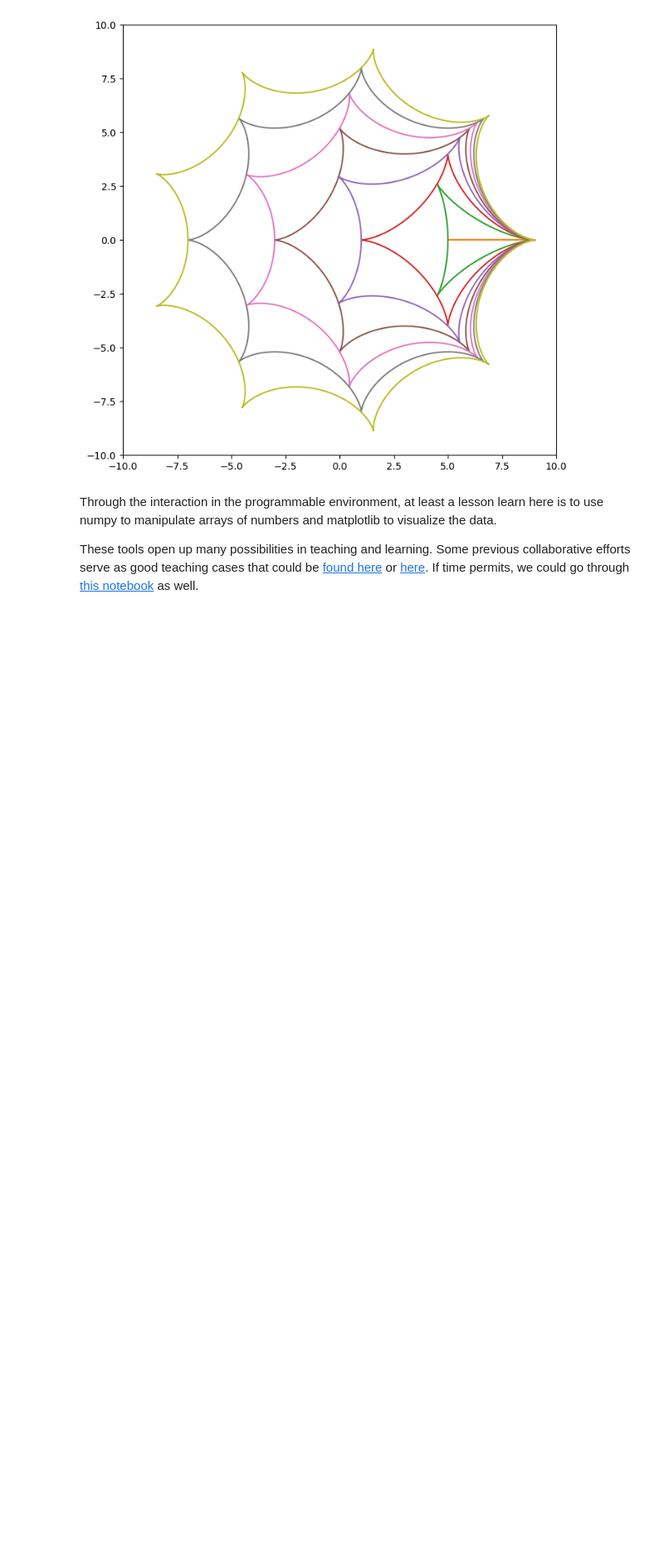
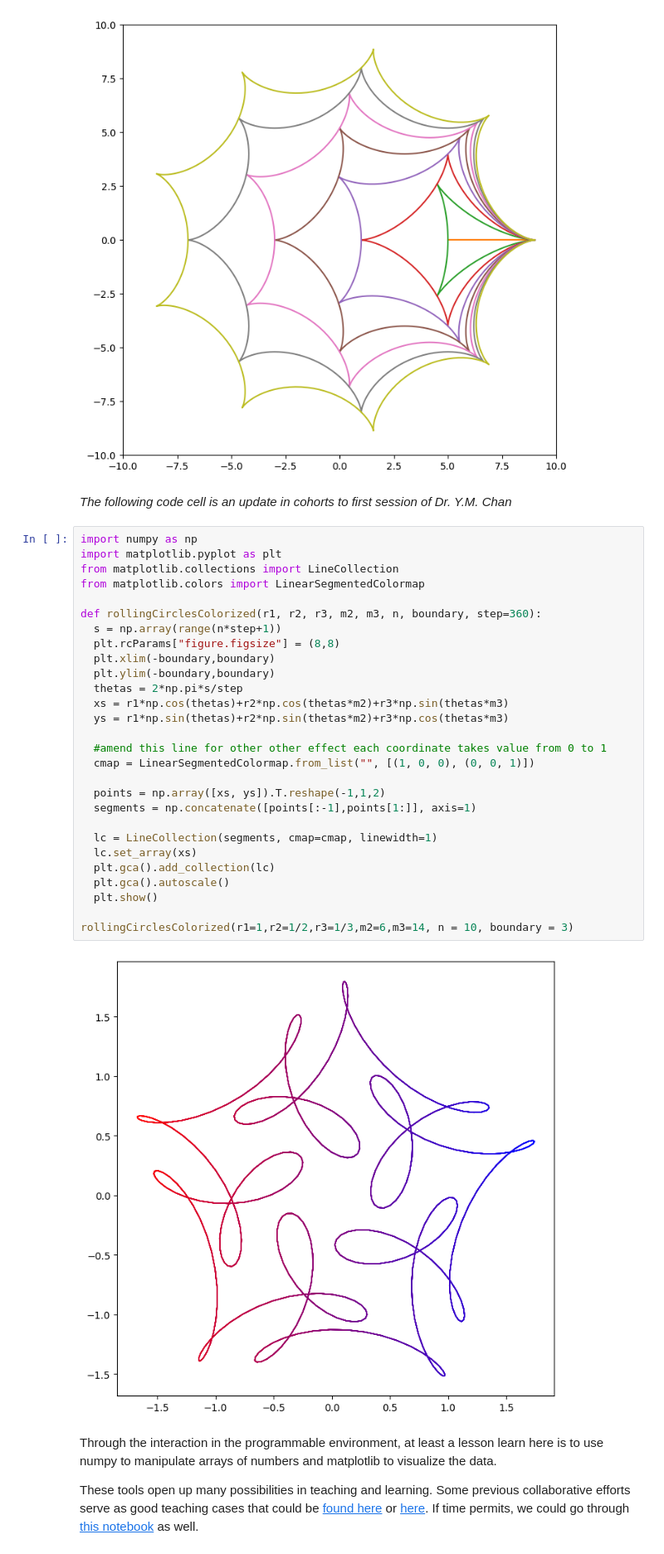
Before and after one commit to EssenceBL/MakingFriends, a Jupyter notebook: From_Spirographs_to_a_Programmable_Environment.ipynb, the cells around one changed output. Shown at 83% size. Saved outputs shown, nothing was run; the diff lists cells and outputs as text; blank space fills up the shorter version.

```diff
--- a/From_Spirographs_to_a_Programmable_Environment.ipynb
+++ b/From_Spirographs_to_a_Programmable_Environment.ipynb
@@ -169,6 +169,38 @@ def loop2(RR, step=360):
 loop2(9, step=360)
 # %% [output]
 [figure]
+# %% [markdown]
+*The following code cell is an update in cohorts to first session of Dr. Y.M. Chan*
+# %%
+import numpy as np
+import matplotlib.pyplot as plt
+from matplotlib.collections import LineCollection
+from matplotlib.colors import LinearSegmentedColormap
+
+def rollingCirclesColorized(r1, r2, r3, m2, m3, n, boundary, step=360):
+  s = np.array(range(n*step+1))
+  plt.rcParams["figure.figsize"] = (8,8)
+  plt.xlim(-boundary,boundary)
+  plt.ylim(-boundary,boundary)
+  thetas = 2*np.pi*s/step
+  xs = r1*np.cos(thetas)+r2*np.cos(thetas*m2)+r3*np.sin(thetas*m3)
+  ys = r1*np.sin(thetas)+r2*np.sin(thetas*m2)+r3*np.cos(thetas*m3)
+
+  #amend this line for other other effect each coordinate takes value from 0 to 1
+  cmap = LinearSegmentedColormap.from_list("", [(1, 0, 0), (0, 0, 1)])
+
+  points = np.array([xs, ys]).T.reshape(-1,1,2)
+  segments = np.concatenate([points[:-1],points[1:]], axis=1)
+
+  lc = LineCollection(segments, cmap=cmap, linewidth=1)
+  lc.set_array(xs)
+  plt.gca().add_collection(lc)
+  plt.gca().autoscale()
+  plt.show()
+
+rollingCirclesColorized(r1=1,r2=1/2,r3=1/3,m2=6,m3=14, n = 10, boundary = 3)
+# %% [output]
+[figure, added]
 # %% [markdown]
 Through the interaction in the programmable environment, at least a lesson learn here is to use numpy to manipulate arrays of numbers and matplotlib to visualize the data.
 
```
